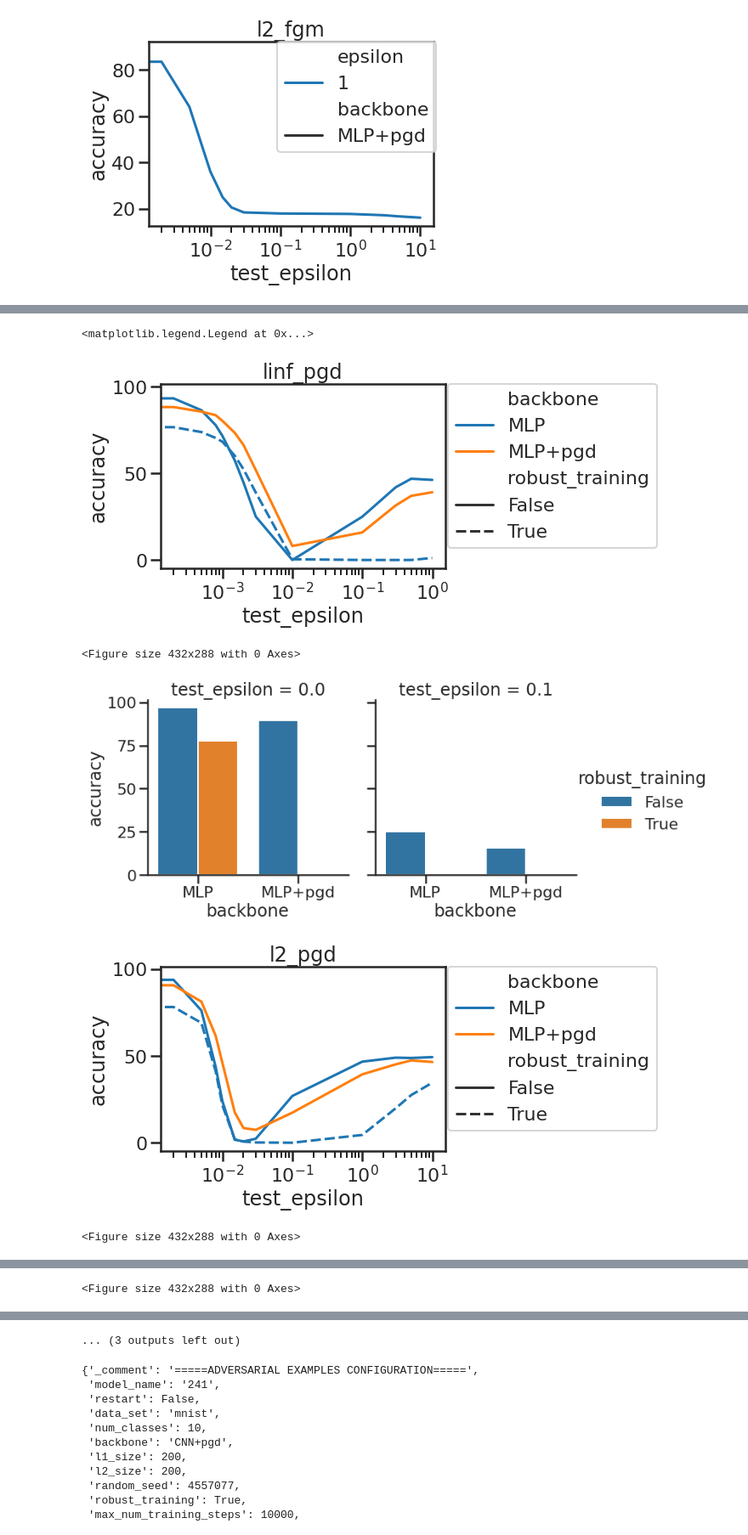
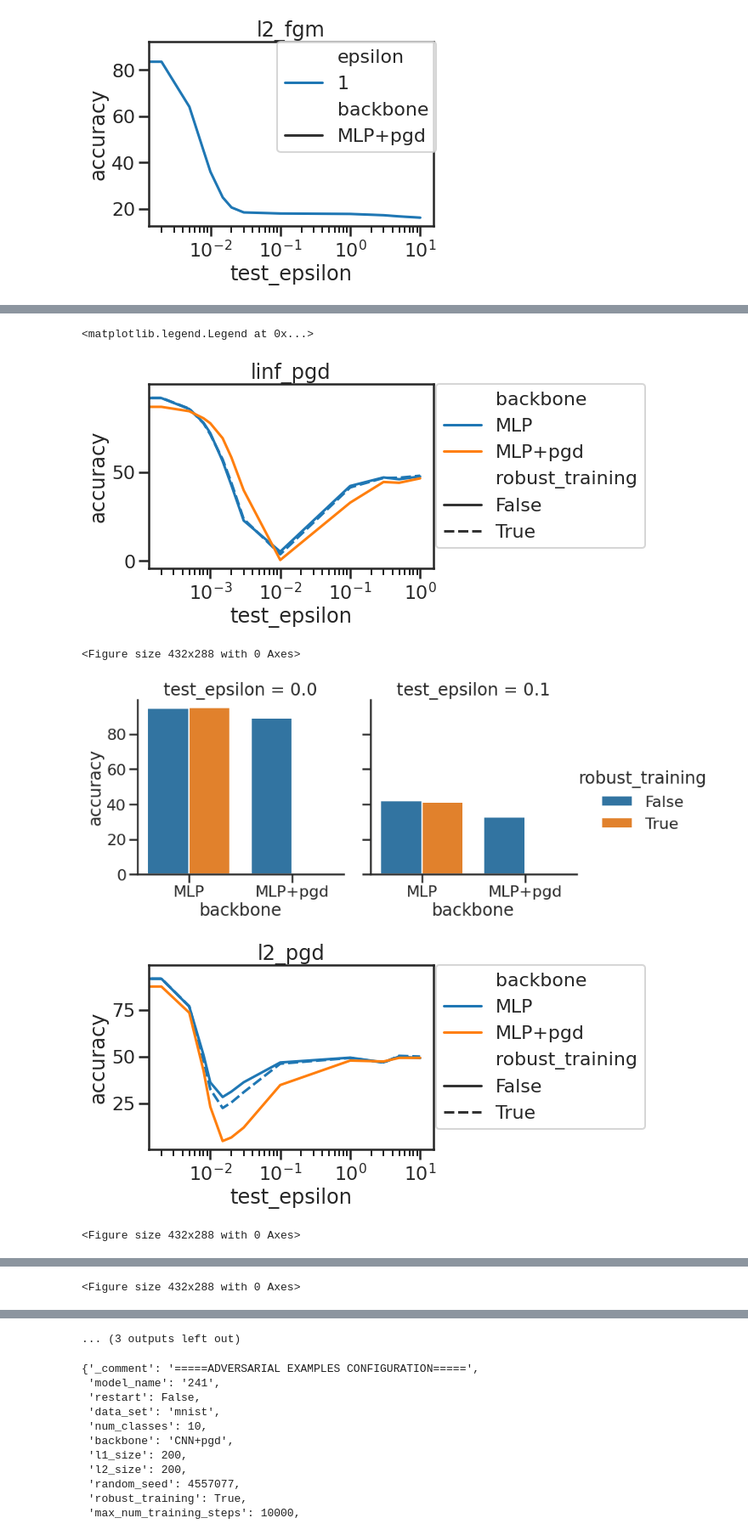
Before and after one commit to kimvc7/Robustness, a Jupyter notebook: notebooks/Synthetic.ipynb, the cells around one changed output, grey strips where cells are left out. Shown at 85% size. Drawn from its saved outputs; the diff is of its cells as text; code cells hidden in the pictures.

```diff
--- a/notebooks/Synthetic.ipynb
+++ b/notebooks/Synthetic.ipynb
@@ -5,7 +5,7 @@
 # %%
 experiment_name = "synthetic"
 results_dir = '/vast/robustness/' + experiment_name + '/'
-dataset = 10
+dataset = 2
 # %%
 import seaborn as sns
 sns.set_theme(style="ticks")
@@ -28,8 +28,8 @@ name_attacks = ["linf_pgd","l2_pgd", "linf_fgsm", "l2_fgm"]
 parameters = {"epsilon": {}, "backbone": {}, "initial_learning_rate": {},
               "robust_training": {}, "epsilon_pgd_training":{}}
 
-to_exclude = []
-experiment_list_tmp = [element for i, element in enumerate(experiment_list) if i not in to_exclude]
+to_exclude = [855]
+experiment_list_tmp = [element for i, element in enumerate(experiment_list[:876]) if i not in to_exclude]
 for exp in experiment_list_tmp:
     if not exp["data_set"]==dataset:
         continue
@@ -58,8 +58,8 @@ epsilon_pgd_training
 # Display learning rate impact
 epsilon = 0.001
 backbone = 'MLP+pgd'
-robust_training = False
-epsilon_pgd_training = 0.0001
+robust_training = True
+epsilon_pgd_training = 0.001
 
 if robust_training:
     ids = list(set(parameters["backbone"][backbone]) & set(parameters["epsilon"][epsilon]) &
@@ -194,6 +196,9 @@ for backbone in backbones:
             continue
 
         ids = list(set(parameters["backbone"][backbone]) & set(parameters["robust_training"][robust_training]))
+
+        if backbone == 'MLP+pgd' and robust_training == True:
+            continue
 
         if ids == []:
             continue
@@ -211,7 +216,7 @@ for backbone in backbones:
                     tmp = pickle.load(f)
 
                 ave_acc = 0.0
-                for test_epsilon in list(tmp.keys())[:2]:
+                for test_epsilon in list(tmp.keys())[4:5]:
                     ave_acc += tmp[test_epsilon]
                 ave_acc = ave_acc / len(tmp.keys())
                 acc += ave_acc
@@ -281,6 +286,6 @@ plt.legend(bbox_to_anchor=(1.01, 1),borderaxespad=0)
 <matplotlib.legend.Legend at 0x...>
-[figure, old version]
+[figure, new version]
 <Figure size 432x288 with 0 Axes>
-[figure, old version]
+[figure, new version]
-[figure, old version]
+[figure, new version]
 <Figure size 432x288 with 0 Axes>
```
Also changed, not shown: parts of 4 cells of this notebook, 11 other files.
